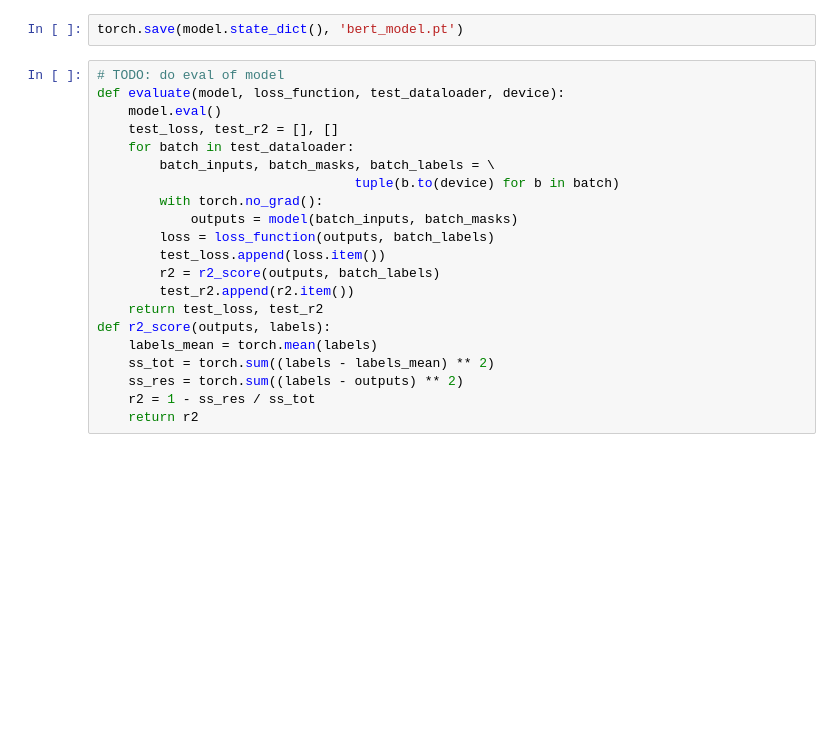
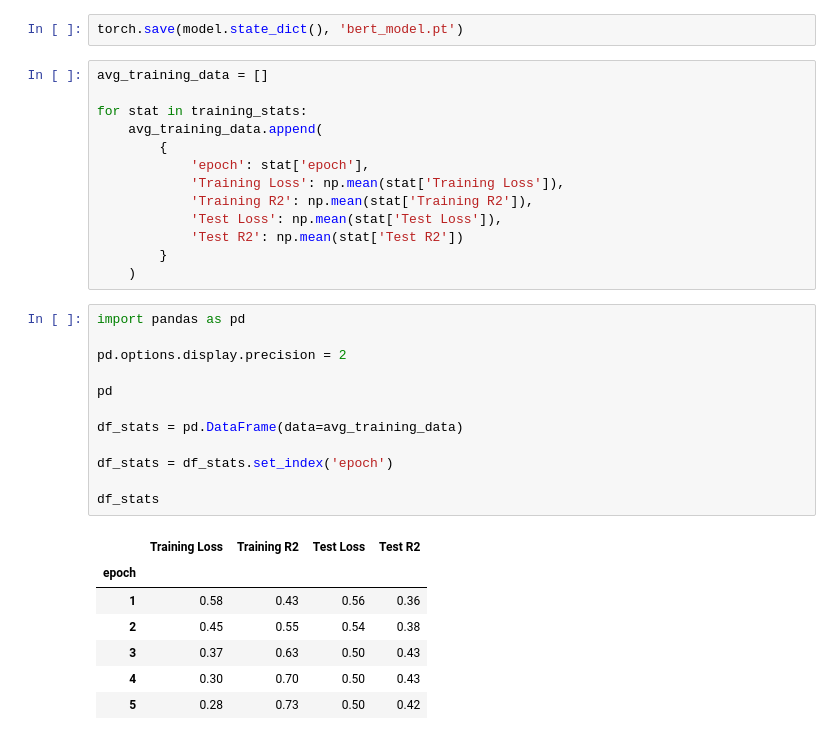
Before and after one commit to m-ruiz21/SpotifyRecommender, a Jupyter notebook: model/BertModel.ipynb, the cells around one changed output. Saved outputs shown, nothing was run; the diff lists cells and outputs as text; blank space fills up the shorter version.

```diff
--- a/model/BertModel.ipynb
+++ b/model/BertModel.ipynb
@@ -136,24 +177,36 @@ def train(model, optimizer, scheduler, loss_function, epochs,
 model = train(model, optimizer, scheduler, loss_fn, epochs, train_dataloader, device, clip_value= 2)
 # %%
 torch.save(model.state_dict(), 'bert_model.pt')
-# %%
-# TODO: do eval of model
-def evaluate(model, loss_function, test_dataloader, device):
-    model.eval()
-    test_loss, test_r2 = [], []
-    for batch in test_dataloader:
-        batch_inputs, batch_masks, batch_labels = \
-                                 tuple(b.to(device) for b in batch)
-        with torch.no_grad():
-            outputs = model(batch_inputs, batch_masks)
-        loss = loss_function(outputs, batch_labels)
-        test_loss.append(loss.item())
-        r2 = r2_score(outputs, batch_labels)
-        test_r2.append(r2.item())
-    return test_loss, test_r2
-def r2_score(outputs, labels):
-    labels_mean = torch.mean(labels)
-    ss_tot = torch.sum((labels - labels_mean) ** 2)
-    ss_res = torch.sum((labels - outputs) ** 2)
-    r2 = 1 - ss_res / ss_tot
-    return r2
+# %%
+avg_training_data = []
+
+for stat in training_stats:
+    avg_training_data.append(
+        {
+            'epoch': stat['epoch'],
+            'Training Loss': np.mean(stat['Training Loss']),
+            'Training R2': np.mean(stat['Training R2']),
+            'Test Loss': np.mean(stat['Test Loss']),
+            'Test R2': np.mean(stat['Test R2'])
+        }
+    )
+# %%
+import pandas as pd
+
+pd.options.display.precision = 2
+
+pd
+
+df_stats = pd.DataFrame(data=avg_training_data)
+
+df_stats = df_stats.set_index('epoch')
+
+df_stats
+# %% [output]
+|  | Training Loss | Training R2 | Test Loss | Test R2 |
+| epoch |  |  |  |  |
+| 1 | 0.58 | 0.43 | 0.56 | 0.36 |
+| 2 | 0.45 | 0.55 | 0.54 | 0.38 |
+| 3 | 0.37 | 0.63 | 0.50 | 0.43 |
+| 4 | 0.30 | 0.70 | 0.50 | 0.43 |
+| 5 | 0.28 | 0.73 | 0.50 | 0.42 |
```
Also changed, not shown: parts of 7 cells of this notebook, 3 other files.
